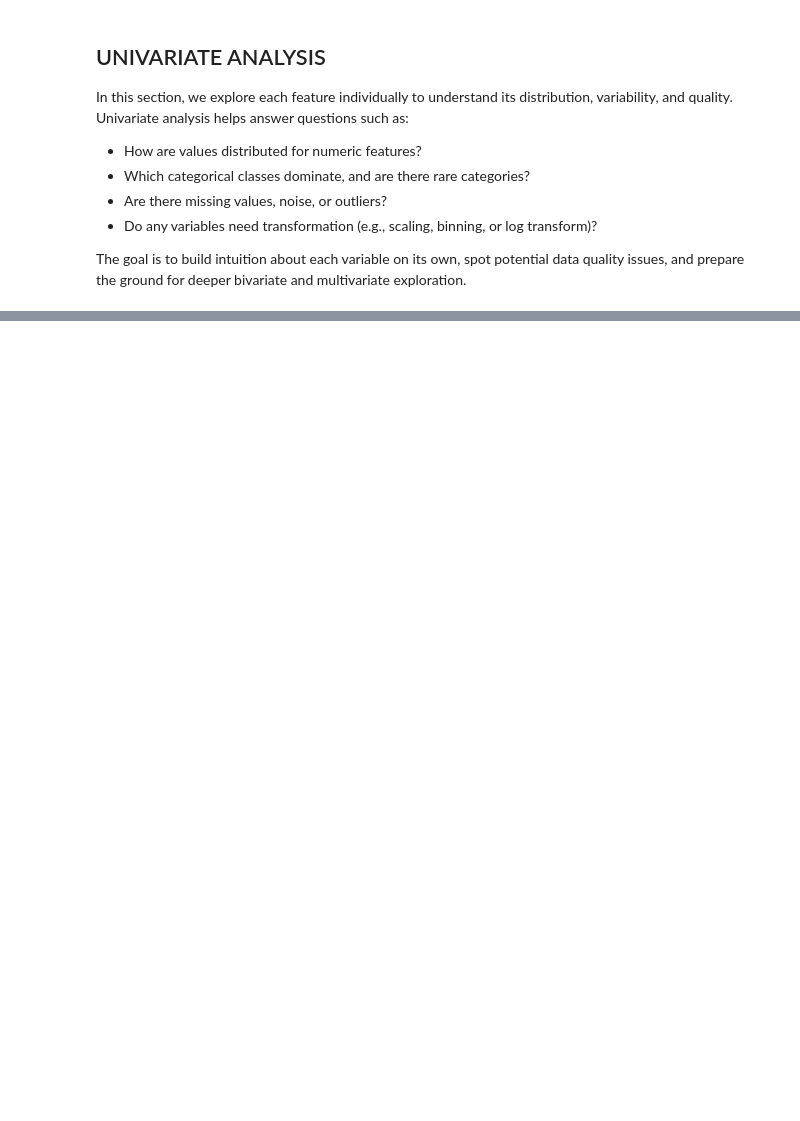
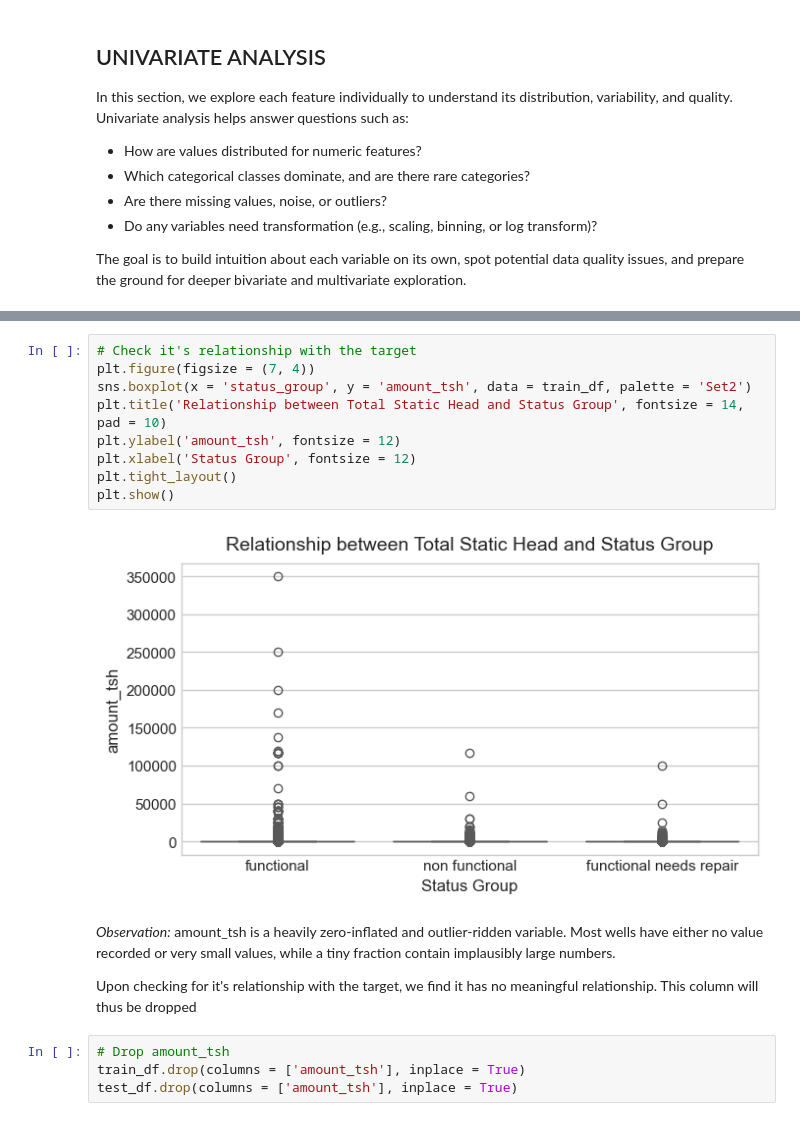
Before and after one commit to Vain-Guy/tanzania-water-well-status-prediction, a Jupyter notebook: Notebooks/CleaningAndEDA.ipynb, the cells around one changed output, grey strips where cells are left out. Drawn from its saved outputs; the diff is of its cells as text; blank space fills up the shorter version.

```diff
--- a/Notebooks/CleaningAndEDA.ipynb
+++ b/Notebooks/CleaningAndEDA.ipynb
@@ -1299,0 +1388,19 @@ NameError: name 'train_df' is not defined
+# %%
+# Check it's relationship with the target
+plt.figure(figsize = (7, 4))
+sns.boxplot(x = 'status_group', y = 'amount_tsh', data = train_df, palette = 'Set2')
+plt.title('Relationship between Total Static Head and Status Group', fontsize = 14, pad = 10)
+plt.ylabel('amount_tsh', fontsize = 12)
+plt.xlabel('Status Group', fontsize = 12)
+plt.tight_layout()
+plt.show()
+# %% [output]
+[figure, added]
+# %% [markdown]
+*Observation:* amount_tsh is a heavily zero-inflated and outlier-ridden variable. Most wells have either no value recorded or very small values, while a tiny fraction contain implausibly large numbers.
+
+Upon checking for it's relationship with the target, we find it has no meaningful relationship. This column will thus be dropped
+# %%
+# Drop amount_tsh
+train_df.drop(columns = ['amount_tsh'], inplace = True)
+test_df.drop(columns = ['amount_tsh'], inplace = True)
```
Also changed, not shown: parts of 38 cells of this notebook.
